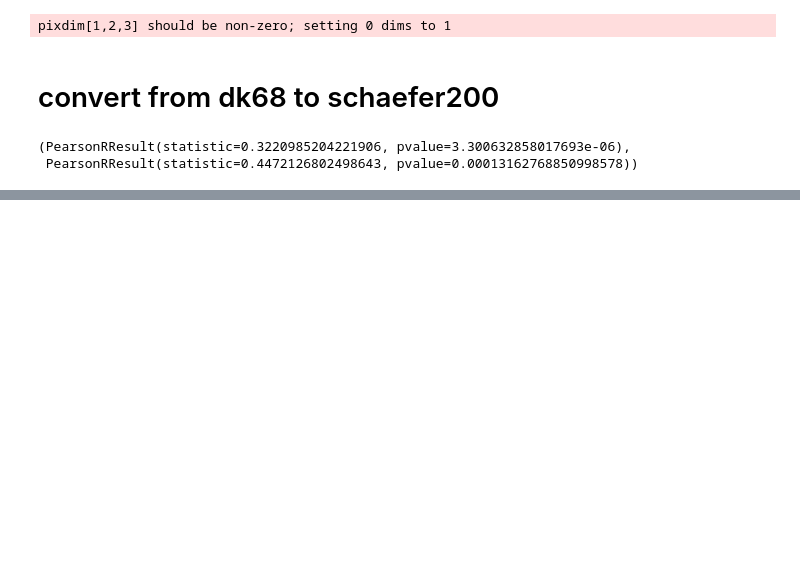
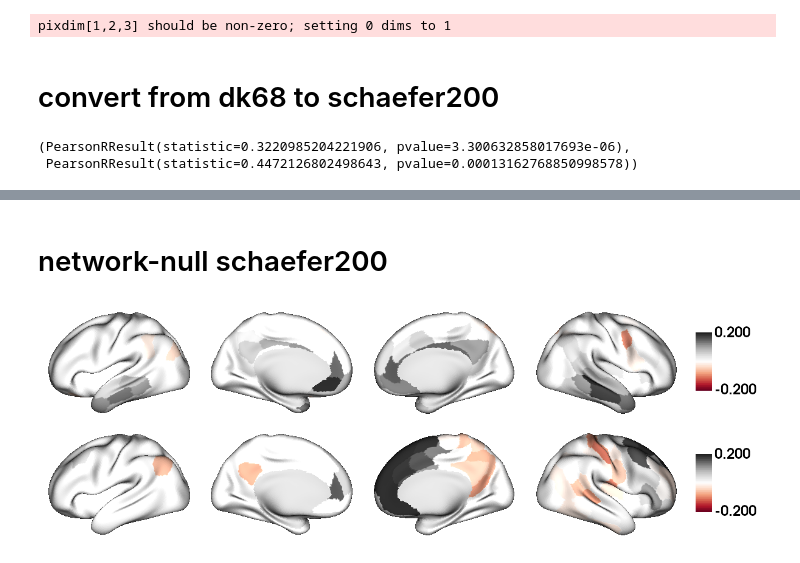
Before and after one commit to wanb-psych/schizotypy4Matthias, a Jupyter notebook: visualization_schaefer200.ipynb, the cells around one changed output, grey strips where cells are left out. Drawn from its saved outputs; the diff is of its cells as text; code cells hidden in the pictures; blank space fills up the shorter version.

```diff
--- a/visualization_schaefer200.ipynb
+++ b/visualization_schaefer200.ipynb
@@ -194,0 +200,20 @@ fp.plot_surface(data=plot, size=(1200,200*len(tmp)), cmap=blue_grey_cmap, color_
+# %% [markdown]
+# network-null schaefer200
+# %%
+tmp1 = np.loadtxt('./fc_networknull_epicenter_pos_schaefer200.txt')
+tmp1[:,0][tmp1[:,1]>0.05] = 0
+tmp2 = np.loadtxt('./fc_networknull_epicenter_neg_schaefer200.txt')
+tmp2[:,0][tmp2[:,1]>0.05] = 0
+tmp = [tmp1[:,0], tmp2[:,0]]
+
+plot = [None] * len(tmp)
+for i in range(len(tmp)):
+  plot[i] = schaefer200.copy()
+  for j in range(200):
+    plot[i][schaefer200==j+1] = tmp[i][j]
+  plot[i][schaefer200==0] = np.nan
+
+fp.plot_surface(data=plot, size=(1200,200*len(tmp)), cmap='RdGy', color_range=(-0.2,0.2),
+                display=True, filename='./fc_networknull_epicenter_schaefer200.png')
+# %% [output]
+[figure, added]
```
Also changed, not shown: parts of 8 cells of this notebook, 16 other files.
